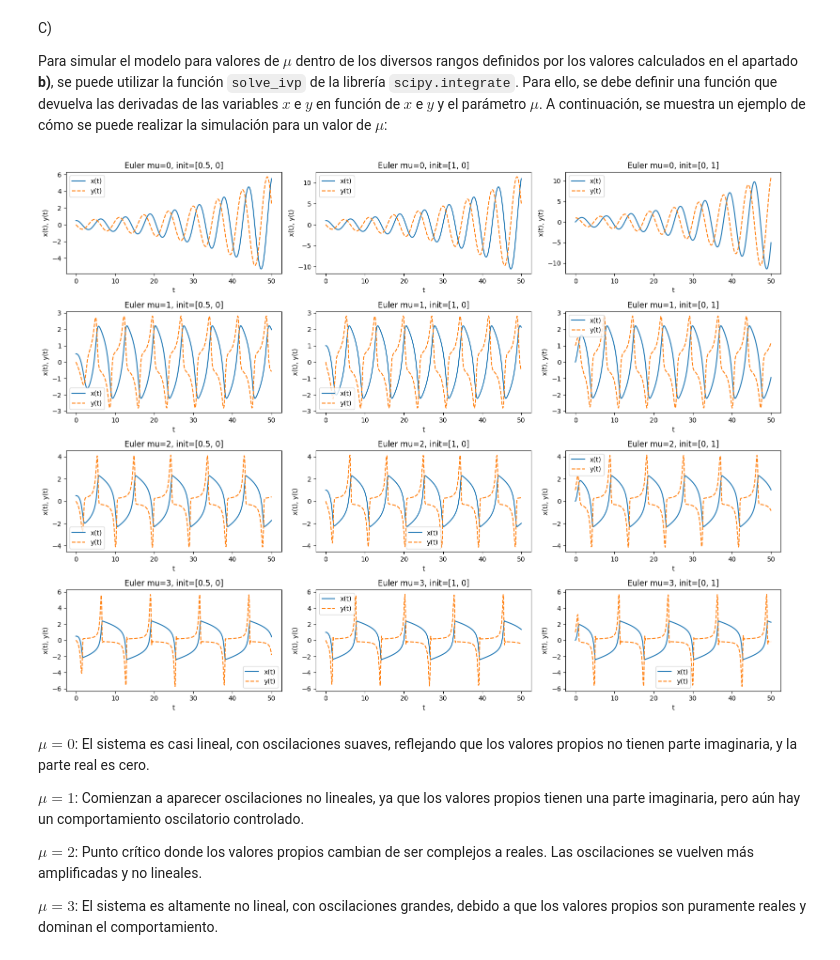
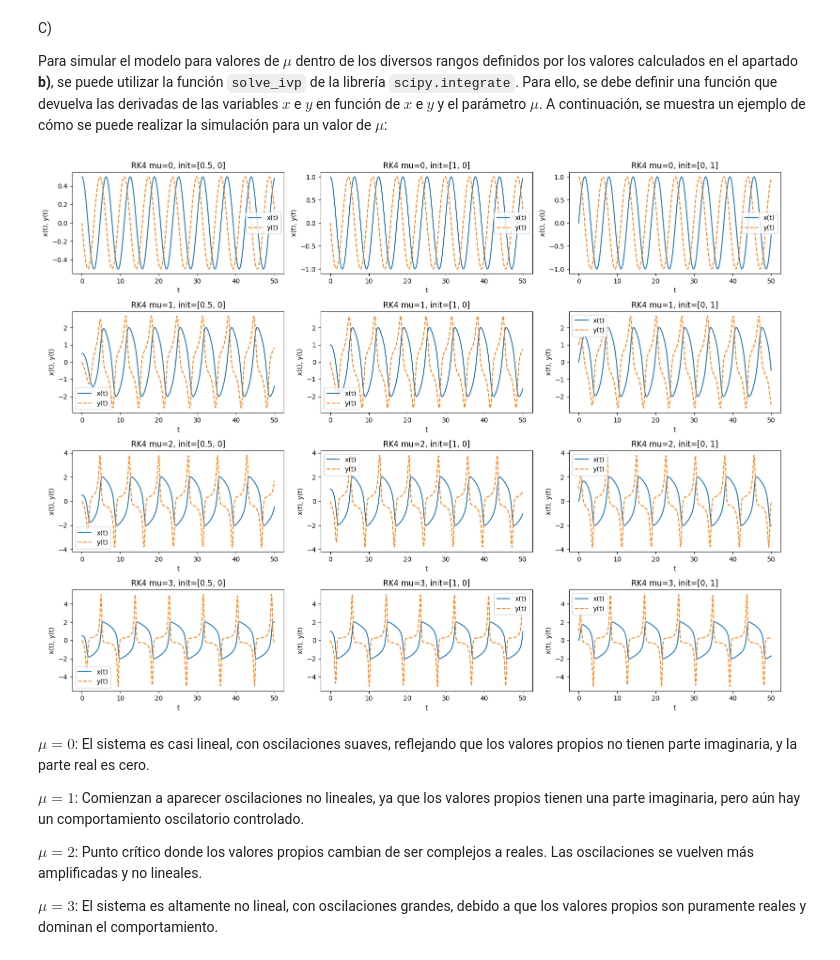
Before and after one commit to Davidgrcdz/SACSE-Practicas, a Jupyter notebook: Ejercicios/Ejercicios_det2_prop.ipynb, the cells around one changed output. Saved outputs shown, nothing was run; the diff lists cells and outputs as text; code cells hidden in the pictures.

```diff
--- a/Ejercicios/Ejercicios_det2_prop.ipynb
+++ b/Ejercicios/Ejercicios_det2_prop.ipynb
@@ -239,5 +241,6 @@ $$\dot{y}=μ(1−x^2)y−x$$
 # %%
 import numpy as np
+import matplotlib.pyplot as plt
 
 initial_state = [0.5, 0]
 x_star0 = 0.5
@@ -252,17 +255,20 @@ def sys(t, x, mu):
     dydt = mu * (1 - x**2) * y - x
     return [dxdt, dydt]
 
-def solveODE_euler(f, x0, t, args=()):
+def solveODE_RK4(f, x0, t, args=()):
     n = len(t)
-    dim = len(x0)
-    x = np.zeros((n, dim))
+    x = np.zeros((n, len(x0)))
     x[0] = x0
     for i in range(n - 1):
-        dxdt = f(t[i], x[i], *args)
-        x[i+1] = x[i] + (t[i+1] - t[i]) * np.array(dxdt)
+        h = t[i+1] - t[i]
+        k1 = f(t[i], x[i], *args)
+        k2 = f(t[i] + h / 2., x[i] + h / 2. * np.array(k1), *args)
+        k3 = f(t[i] + h / 2., x[i] + h / 2. * np.array(k2), *args)
+        k4 = f(t[i] + h, x[i] + h * np.array(k3), *args)
+        x[i+1] = x[i] + (h / 6.) * (np.array(k1) + 2*np.array(k2) + 2*np.array(k3) + np.array(k4))
     return x
 
-sol = solveODE_euler(sys, initial_state, t_eval, args=(mu,))
+sol = solveODE_RK4(sys, initial_state, t_eval, args=(mu,))
 
 # Graficar la trayectoria de x en función del tiempo
 plt.figure(figsize=(10, 5))
@@ -342,42 +348,45 @@ t_eval = np.linspace(0, 50, 500)
 euler_results = []
 
 # Sistema de Van der Pol (convertido en sistema de primer orden)
 def sys(t, x, mu):
     x, y = x
     dxdt = y
     dydt = mu * (1 - x**2) * y - x
     return [dxdt, dydt]
 
-def solveODE_euler(f, x0, t, args=()):
+def solveODE_RK4(f, x0, t, args=()):
     n = len(t)
-    dim = len(x0)
-    x = np.zeros((n, dim))
+    x = np.zeros((n, len(x0)))
     x[0] = x0
     for i in range(n - 1):
-        dxdt = f(t[i], x[i], *args)
-        x[i+1] = x[i] + (t[i+1] - t[i]) * np.array(dxdt)
+        h = t[i+1] - t[i]
+        k1 = f(t[i], x[i], *args)
+        k2 = f(t[i] + h / 2., x[i] + h / 2. * np.array(k1), *args)
+        k3 = f(t[i] + h / 2., x[i] + h / 2. * np.array(k2), *args)
+        k4 = f(t[i] + h, x[i] + h * np.array(k3), *args)
+        x[i+1] = x[i] + (h / 6.) * (np.array(k1) + 2*np.array(k2) + 2*np.array(k3) + np.array(k4))
     return x
 
 for mu in mu_values_simulation:
     for initial in initial_conditions:
-        sol_euler = solveODE_euler(sys, initial, t_eval, args=(mu,))
-        euler_results.append((mu, initial, t_eval, sol_euler))
+        sol_rk4 = solveODE_RK4(sys, initial, t_eval, args=(mu,))
+        euler_results.append((mu, initial, t_eval, sol_rk4))
 
 plt.figure(figsize=(16, 12))
 
 for i, (mu, initial, t, y) in enumerate(euler_results):
     plt.subplot(4, 3, i + 1)
     plt.plot(t, y[:, 0], label=f"x(t)")
     plt.plot(t, y[:, 1], label=f"y(t)", linestyle="--")
-    plt.title(f"Euler mu={mu}, init={initial}")
+    plt.title(f"RK4 mu={mu}, init={initial}")
     plt.xlabel("t")
     plt.ylabel("x(t), y(t)")
     plt.legend()
 
 plt.tight_layout()
 plt.show()
 # %% [output]
-[figure, old version]
+[figure, new version]
 # %% [markdown]
 $\mu=0$: El sistema es casi lineal, con oscilaciones suaves, reflejando que los valores propios no tienen parte imaginaria, y la parte real es cero.
 
```
Also changed, not shown: parts of 1 cell of this notebook.
